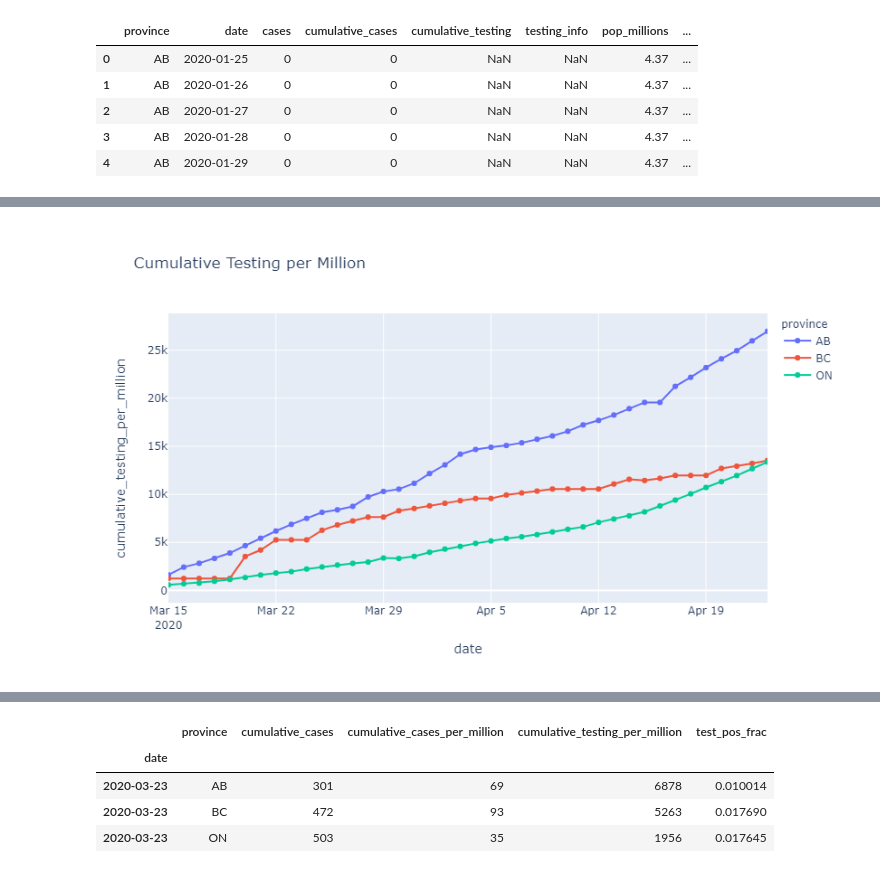
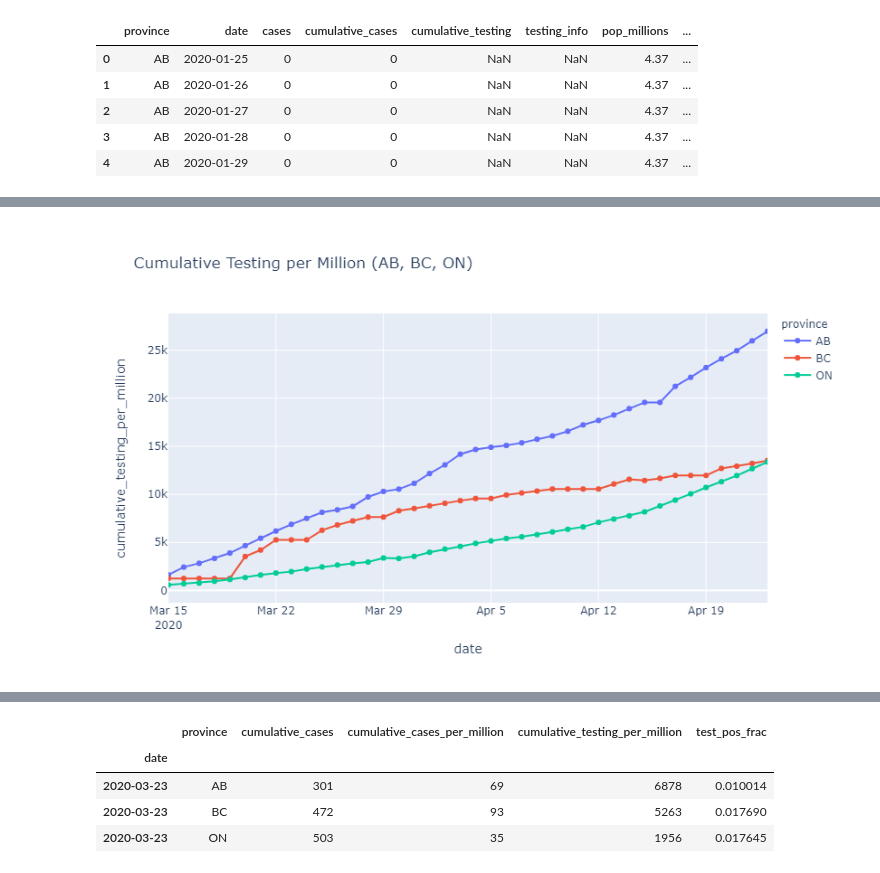
Before and after one commit to jenfly/covid-19, a Jupyter notebook: develop/2020-04-24_canada-cases-testing.ipynb, the cells around one changed output, grey strips where cells are left out. Cells and saved outputs as stored; diff of their text form; code cells hidden in the pictures.

```diff
--- a/develop/2020-04-24_canada-cases-testing.ipynb
+++ b/develop/2020-04-24_canada-cases-testing.ipynb
@@ -76,13 +55,12 @@ memory usage: 118.1+ KB
 # %%
 df_plot = df[df['province'].isin(['AB', 'BC', 'ON'])]
 range_x = (pd.to_datetime('2020-03-15'), df_plot['date'].max())
 fig = px.scatter(df_plot, x='date', y='cumulative_testing_per_million', color='province',
-                 title='Cumulative Testing per Million',
+                 title='Cumulative Testing per Million (AB, BC, ON)',
                  range_x=range_x, width=700, height=500)
 fig.update_traces(mode='lines+markers')
-#fig.write_image('testing_per_million.png')
 po.iplot(fig)
 # %% [output]
 [interactive output not drawn]
-[figure, old version]
+[figure, new version]
 # %%
```
Also changed, not shown: parts of 3 cells of this notebook, 1 other file.
